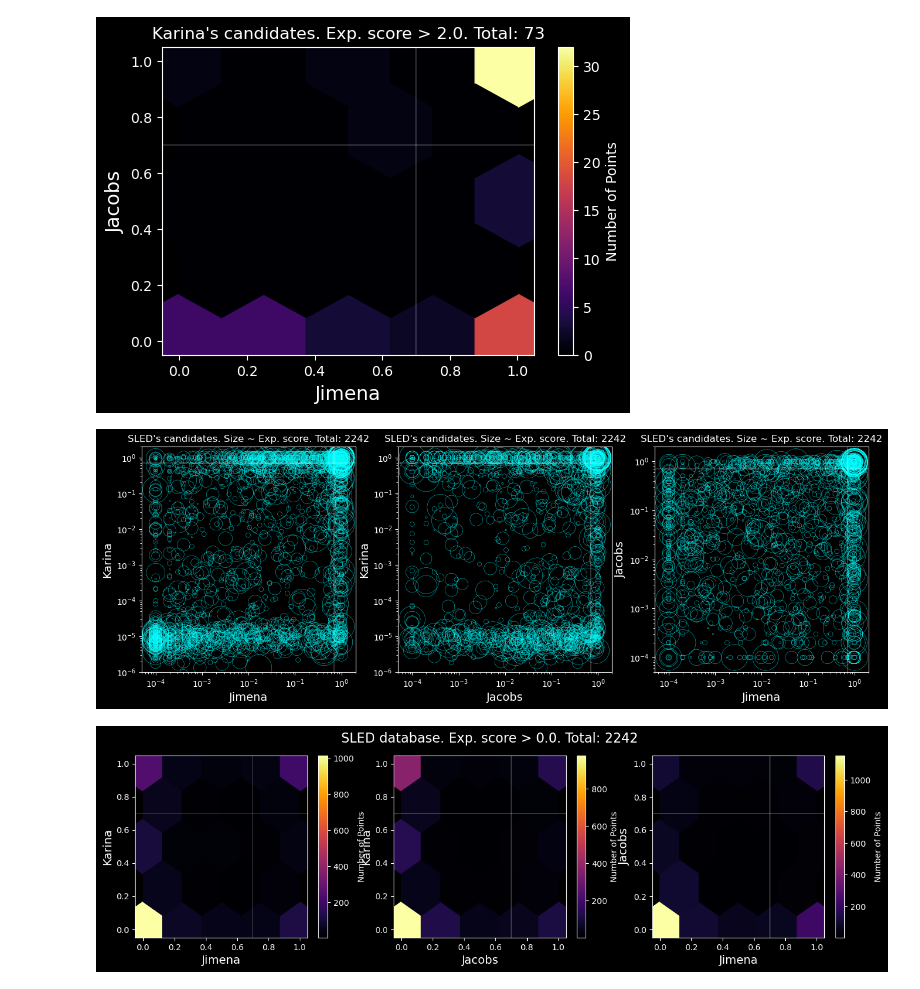
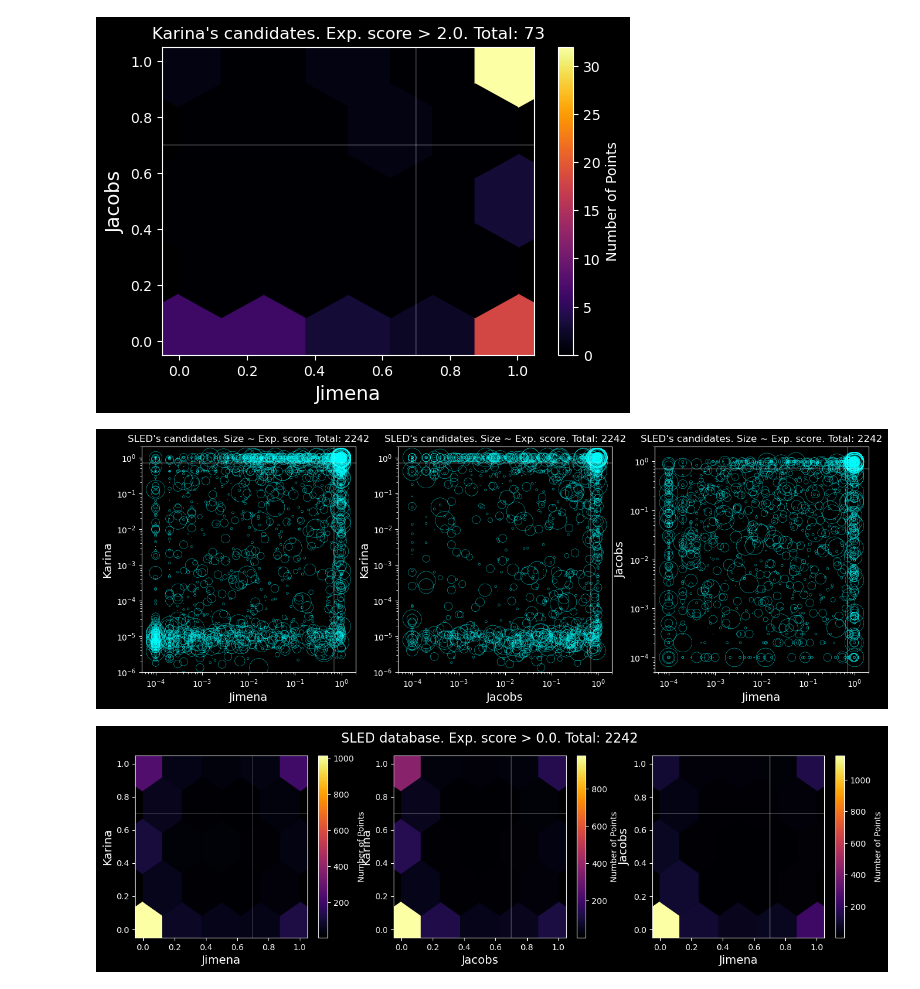
Before and after one commit to JimenaGonzalez/Citizen_science_project, a Jupyter notebook: Intersection/Basic_analysis.ipynb, the cells around one changed output. Saved outputs shown, nothing was run; the diff lists cells and outputs as text; code cells hidden in the pictures.

```diff
--- a/Intersection/Basic_analysis.ipynb
+++ b/Intersection/Basic_analysis.ipynb
@@ -372,7 +372,7 @@ cand_sled = cand_sled.reset_index(drop=True)
 cand_sled = cand_sled.astype({'score': float})
 
 # Adding my expert scores to the data
-size = (cand_sled['score'] + [1]*len(cand_sled))**5
+size = (cand_sled['score'] + [0.5]*len(cand_sled))**5
 
 plt.figure(figsize=(16,5))
 
@@ -390,34 +390,34 @@ plt.axhline(y=0.7, color='w', linestyle='-', linewidth=0.3)
 plt.axvline(x=0.7, color='w', linestyle='-', linewidth=0.3)
 
 plt.subplot(1,3,2)
 plt.title('SLED\'s candidates. Size ~ Exp. score. Total: ' + str(len(cand_sled)))
 plt.ylabel('Karina', fontsize=14)
 plt.xlabel('Jacobs', fontsize=14)
 plt.ylim(10**(-6), 2)
 plt.xlim(0.5*10**(-4), 2)
 plt.scatter(cand_sled['score_sims'], cand_sled['K_SCORE'], alpha=1, s=size.values,
             edgecolors='#00FFFF', facecolors='none', linewidth=0.3)
 plt.yscale("log")
 plt.xscale("log")
 plt.axhline(y=0.7, color='w', linestyle='-', linewidth=0.3)
 plt.axvline(x=0.7, color='w', linestyle='-', linewidth=0.3)
 
 plt.subplot(1,3,3)
 plt.title('SLED\'s candidates. Size ~ Exp. score. Total: ' + str(len(cand_sled)))
 plt.ylabel('Jacobs', fontsize=14)
 plt.xlabel('Jimena', fontsize=14)
 plt.ylim(0.5*10**(-4), 2)
 plt.xlim(0.5*10**(-4), 2)
 plt.scatter(cand_sled['SINGLE'], cand_sled['score_sims'], alpha=1, s=size.values,
             edgecolors='#00FFFF', facecolors='none', linewidth=0.3)
 plt.yscale("log")
 plt.xscale("log")
 plt.axhline(y=0.7, color='w', linestyle='-', linewidth=0.3)
 plt.axvline(x=0.7, color='w', linestyle='-', linewidth=0.3)
 
 plt.show()
 # %% [output]
-[figure, old version]
+[figure, new version]
 # %%
 # In SLED database, heat map
 
```
Also changed, not shown: parts of 5 cells of this notebook.
